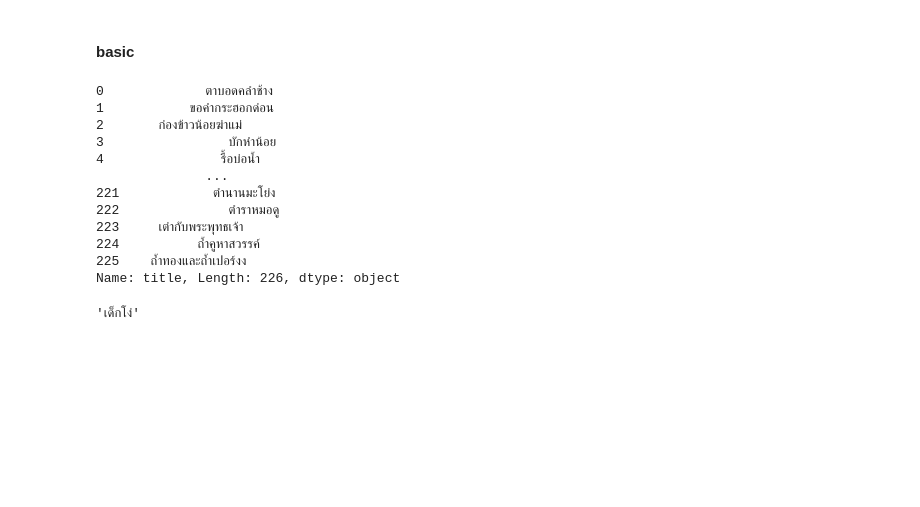
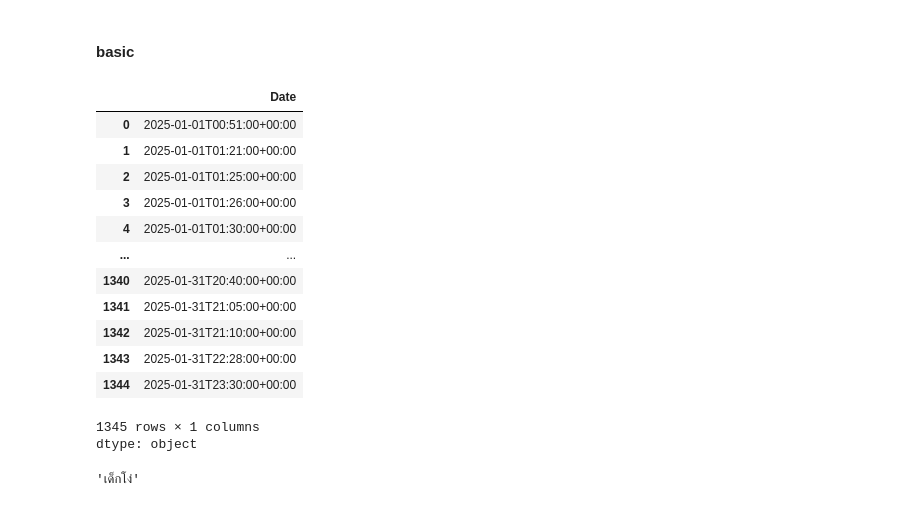
Before and after one commit to Tanny-H/dataviz2025, a Jupyter notebook: 663020280_8__Pandas_101_2025.ipynb, the cells around one changed output. Cells and saved outputs as stored; diff of their text form; code cells hidden in the pictures; blank space fills up the shorter version.

```diff
--- a/663020280_8__Pandas_101_2025.ipynb
+++ b/663020280_8__Pandas_101_2025.ipynb
@@ -92,20 +92,22 @@ folk_df.shape
 # %% [markdown]
 #### basic
 # %%
-folk_df['title']
+folk_df['Date']
 # %% [output]
+|  | Date |
+| 0 | 2025-01-01T00:51:00+00:00 |
+| 1 | 2025-01-01T01:21:00+00:00 |
+| 2 | 2025-01-01T01:25:00+00:00 |
+| 3 | 2025-01-01T01:26:00+00:00 |
+| 4 | 2025-01-01T01:30:00+00:00 |
+| ... | ... |
+| 1340 | 2025-01-31T20:40:00+00:00 |
+| 1341 | 2025-01-31T21:05:00+00:00 |
+| 1342 | 2025-01-31T21:10:00+00:00 |
+| 1343 | 2025-01-31T22:28:00+00:00 |
+| 1344 | 2025-01-31T23:30:00+00:00 |
-0             ตาบอดคลำช้าง
-1           ขอคำกระฮอกด่อน
-2       ก่องข้าวน้อยฆ่าแม่
-3                บักหำน้อย
-4               รื้อบ่อน้ำ
-              ...
-221            ตำนานมะโย่ง
-222              ตำราหมอดู
-223     เต่ากับพระพุทธเจ้า
-224          ถ้ำคูหาสวรรค์
-225    ถ้ำทองและถ้ำเปอร์งง
-Name: title, Length: 226, dtype: object
+1345 rows × 1 columns
+dtype: object
 # %%
 folk_df['title'][99]
 # %% [output]
```
Also changed, not shown: parts of 15 cells of this notebook.
